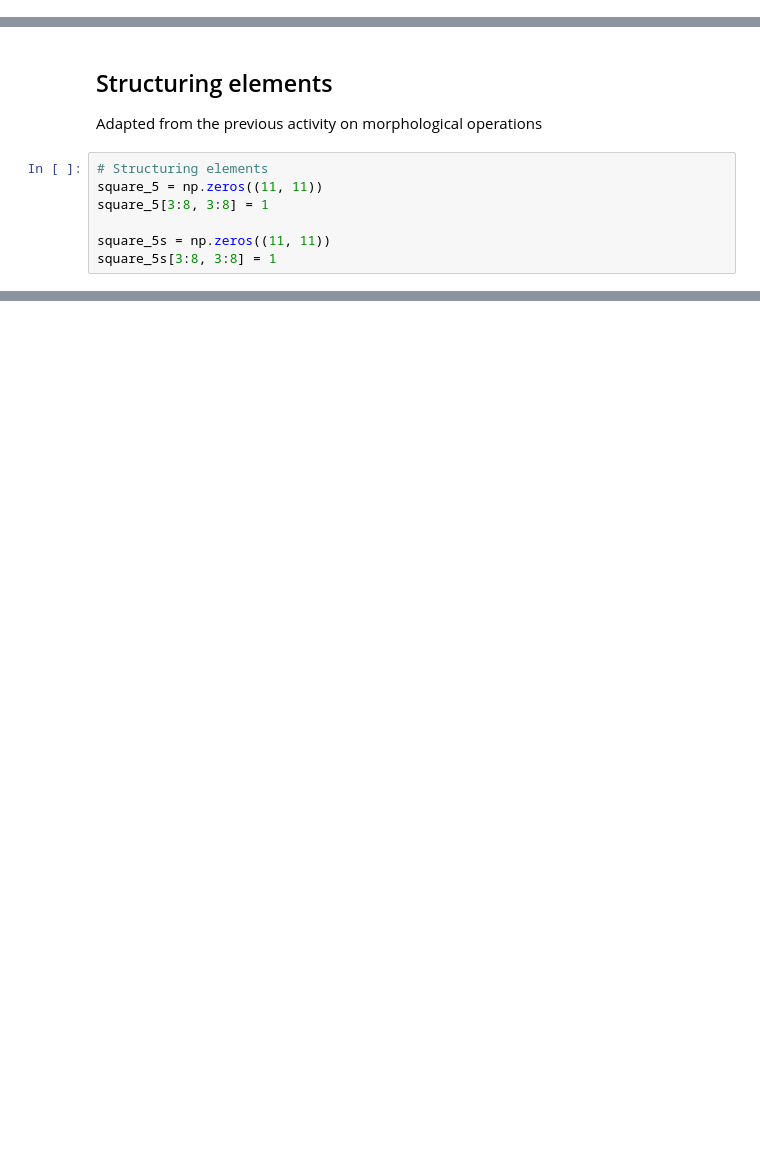
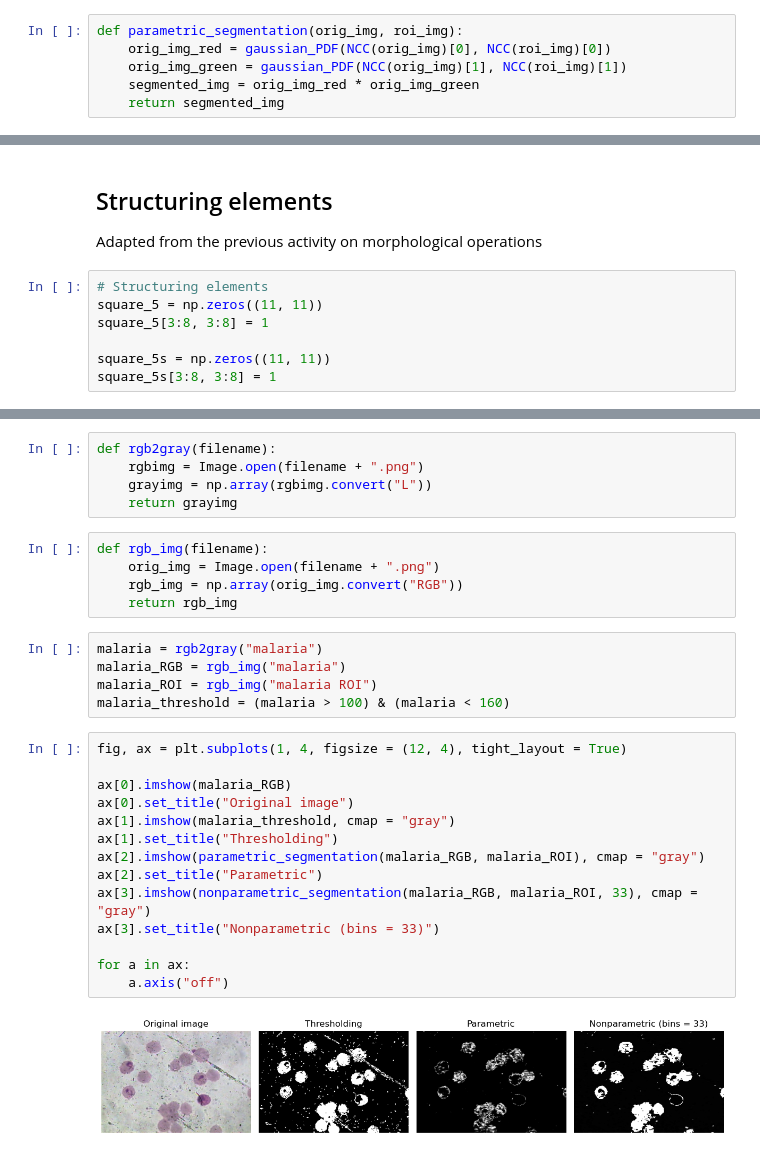
Before and after one commit to npcrmns/App-Physics-157, a Jupyter notebook: [7] Blob Analysis/Blob Analysis.ipynb, the cells around one changed output, grey strips where cells are left out. Saved outputs shown, nothing was run; the diff lists cells and outputs as text; blank space fills up the shorter version.

```diff
--- a/[7] Blob Analysis/Blob Analysis.ipynb
+++ b/[7] Blob Analysis/Blob Analysis.ipynb
@@ -29,0 +47,6 @@ Codes adapted for parametric and nonparametric segmentation from the previous ac
+# %%
+def parametric_segmentation(orig_img, roi_img):
+    orig_img_red = gaussian_PDF(NCC(orig_img)[0], NCC(roi_img)[0])
+    orig_img_green = gaussian_PDF(NCC(orig_img)[1], NCC(roi_img)[1])
+    segmented_img = orig_img_red * orig_img_green
+    return segmented_img
@@ -40,0 +87,31 @@ square_5s[3:8, 3:8] = 1
+# %%
+def rgb2gray(filename):
+    rgbimg = Image.open(filename + ".png")
+    grayimg = np.array(rgbimg.convert("L"))
+    return grayimg
+# %%
+def rgb_img(filename):
+    orig_img = Image.open(filename + ".png")
+    rgb_img = np.array(orig_img.convert("RGB"))
+    return rgb_img
+# %%
+malaria = rgb2gray("malaria")
+malaria_RGB = rgb_img("malaria")
+malaria_ROI = rgb_img("malaria ROI")
+malaria_threshold = (malaria > 100) & (malaria < 160)
+# %%
+fig, ax = plt.subplots(1, 4, figsize = (12, 4), tight_layout = True)
+
+ax[0].imshow(malaria_RGB)
+ax[0].set_title("Original image")
+ax[1].imshow(malaria_threshold, cmap = "gray")
+ax[1].set_title("Thresholding")
+ax[2].imshow(parametric_segmentation(malaria_RGB, malaria_ROI), cmap = "gray")
+ax[2].set_title("Parametric")
+ax[3].imshow(nonparametric_segmentation(malaria_RGB, malaria_ROI, 33), cmap = "gray")
+ax[3].set_title("Nonparametric (bins = 33)")
+
+for a in ax:
+    a.axis("off")
+# %% [output]
+[figure, added]
```
Also changed, not shown: parts of 11 cells of this notebook, 3 other files.
